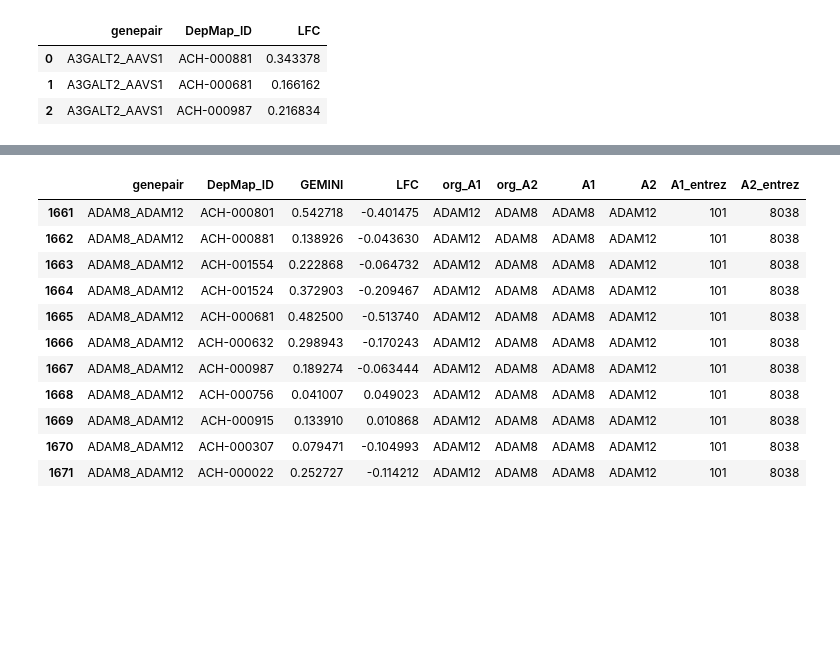
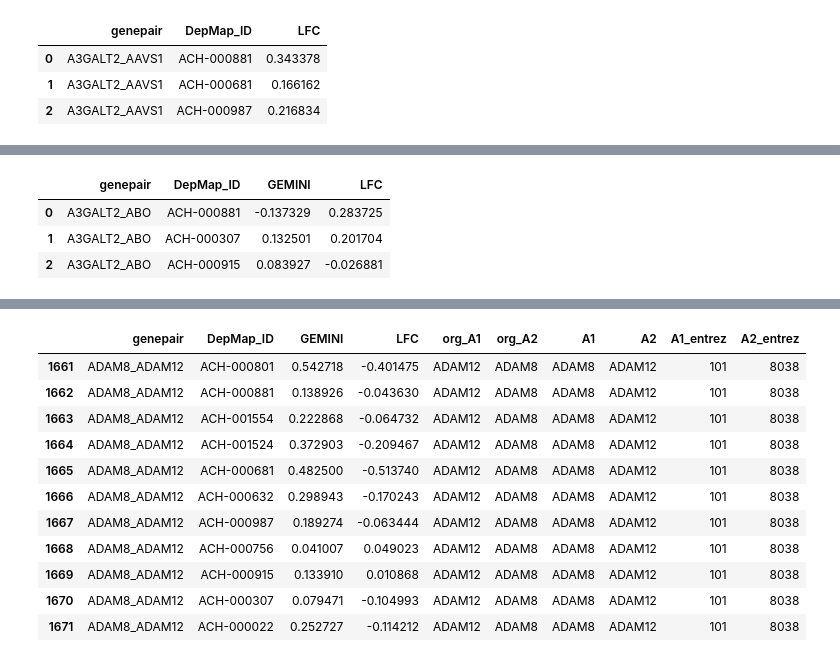
Before and after one commit to cancergenetics/context_specific_paralog_SL, a Jupyter notebook: 1_data_processing/03_feature_annotation/05_annotate_gemini.ipynb, the cells around one changed output, grey strips where cells are left out. Cells and saved outputs as stored; diff of their text form; code cells hidden in the pictures; blank space fills up the shorter version.

```diff
--- a/1_data_processing/03_feature_annotation/05_annotate_gemini.ipynb
+++ b/1_data_processing/03_feature_annotation/05_annotate_gemini.ipynb
@@ -36,8 +8,22 @@ sorted_lfc_files = sorted(lfc_files)
+# %%
+# set the base directory for the project
+cwd = os.getcwd()
+BASE_DIR = os.path.abspath(os.path.join(cwd, "..", ".."))
+
+# build paths inside the repo
+get_data_path = lambda folders, fname: os.path.normpath(
+    os.path.join(BASE_DIR, *folders, fname)
+)
+
+crispr_screens_path = get_data_path(['output', 'processed_CRISPR_screens'], '')
+lfc_files_path = get_data_path(['input', 'LFC'], 'ITO_LFC.csv')
+gemini_files_path = get_data_path(['input', 'GEMINI'], 'Gemini_ITO_Sensitive_Lethality.csv')
+file_path_genenames = get_data_path(['input', 'other'], 'genenames.txt')
 # %% [markdown]
 ##### Processing GEMINI scores of the datasets
 # %%
 # read GEMINI scores for Ito Screen
-gemini_ito = pd.read_csv(sorted_gemini_files[3])
+gemini_ito = pd.read_csv(gemini_files_path)
 
 gemini_ito_df = gemini_ito.rename(columns={'Unnamed: 0':'genepair',
                                 'Meljuso':'ACH-000881',
@@ -53,5 +39,6 @@ gemini_ito_df = gemini_ito.rename(columns={'Unnamed: 0':'genepair',
                                 'PATU8988S':'ACH-000022'})
 gemini_ito_df['genepair'] = gemini_ito_df['genepair'].apply(lambda x: x.replace(';', '_'))
 gemini_ito_df = pd.melt(gemini_ito_df, id_vars=['genepair'], var_name='DepMap_ID', value_name='GEMINI').sort_values(by='genepair').reset_index(drop=True)
+print('number of unique gene pairs:', gemini_ito_df['genepair'].nunique())
 gemini_ito_df.head()
 # %% [output]
@@ -105,6 +54,6 @@ lfc_chymera[:3]
 # %%
 # read GEMINI scores for Ito Screen
-lfc_ito = pd.read_csv(sorted_lfc_files[2], index_col=0)
+lfc_ito = pd.read_csv(lfc_files_path, index_col=0)
 
 lfc_ito_df = lfc_ito.rename(columns={'gene_pair':'genepair',
                                 'Meljuso':'ACH-000881',
@@ -165,2 +78,10 @@ ito_df = pd.merge(gemini_ito_df, lfc_ito_df, on=['genepair', 'DepMap_ID'], how='
+# %%
+ito_df = pd.merge(gemini_ito_df, lfc_ito_df, on=['genepair', 'DepMap_ID'], how='left')
+ito_df[:3]
+# %% [output]
+|  | genepair | DepMap_ID | GEMINI | LFC |
+| 0 | A3GALT2_ABO | ACH-000881 | -0.137329 | 0.283725 |
+| 1 | A3GALT2_ABO | ACH-000307 | 0.132501 | 0.201704 |
+| 2 | A3GALT2_ABO | ACH-000915 | 0.083927 | -0.026881 |
 # %%
 # read the genenames table for mapping
```
Also changed, not shown: parts of 22 cells of this notebook, 2 other files.
